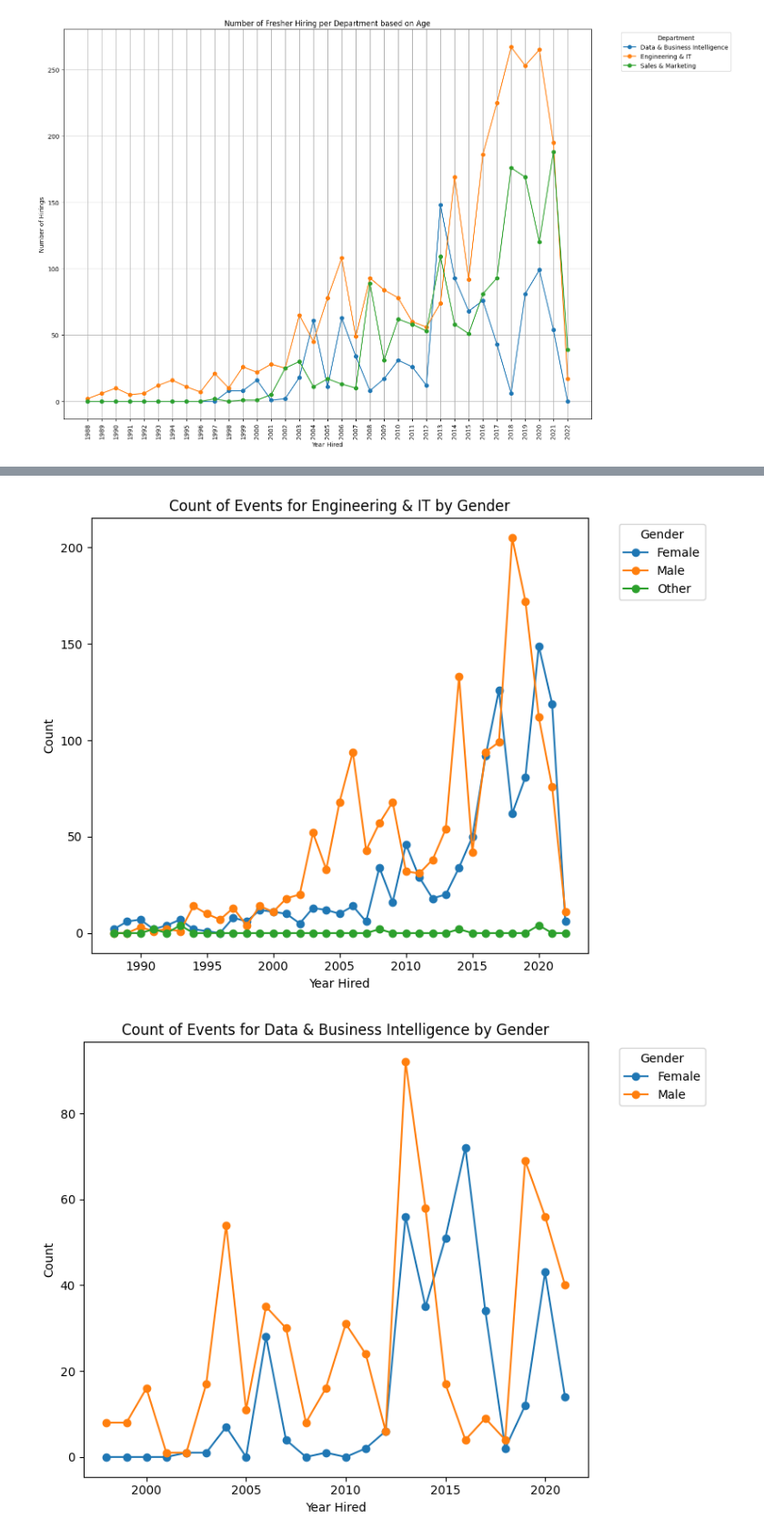
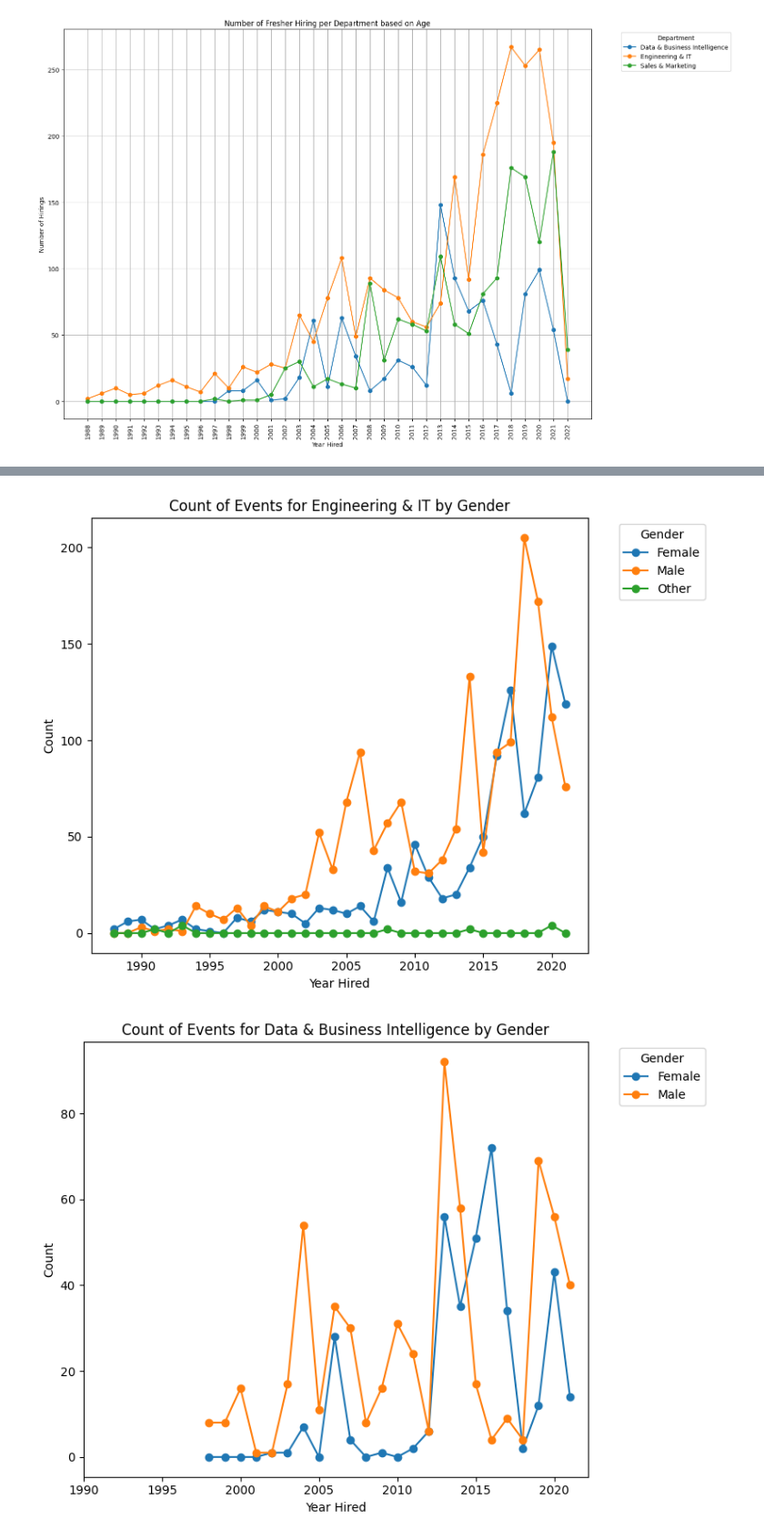
Before and after one commit to sreehariprathap/Data-Analysis--Maths---Algorithms, a Jupyter notebook: week-6/StartTemplate.ipynb, the cells around one changed output, grey strips where cells are left out. Shown at 91% size. Saved outputs shown, nothing was run; the diff lists cells and outputs as text; code cells hidden in the pictures.

```diff
--- a/week-6/StartTemplate.ipynb
+++ b/week-6/StartTemplate.ipynb
@@ -38,7 +38,7 @@ import warnings
 
 warnings.filterwarnings('ignore')
 
-file = "data/Salary_Data.csv"
+file = "../data/Salary_Data.csv"
 df_unfiltered = pd.read_csv(file)
 row_count = len(df_unfiltered)
 
@@ -60,7 +60,7 @@ df.loc[:, 'Education Level'] = df['Education Level'].replace({
 })
 
 df['Year Hired'] = (2022 - df['Years of Experience']).astype(int)
-df['Age as Fresher'] = (df['Age'] - df['Years of Experience']).astype(int)
+
 job_category_mapping = {
     'Software Engineer': 'Engineering & Software Development',
     'Data Analyst': 'Data Science, Analytics, and BI',
@@ -296,7 +296,7 @@ df['Job Category'] = df['Job Title'].map(job_category_mapping)
 df['Job Category 2'] = df['Job Category'].map(categories2)
 
 print(df.info())
-print(df.describe())
+
 
 print(df['Education Level'].unique())
 print(df['Job Title'].unique())
@@ -307,3 +307,5 @@ top_job_categories = df['Job Category 2'].value_counts().nlargest(3).index
 df = df[df['Job Category 2'].isin(top_job_categories)]
 display(df)
 print(len(df))
+print(df.describe())
+display(df['Age'].value_counts())
@@ -345,27 +411,47 @@ df['Job Category'].unique()
 # %%
 # Loop through each unique Job Category to create separate graphs
-for industry in df['Job Category 2'].unique():
-    # Filter data for the current industry
-    industry_data = df[df['Job Category 2'] == industry]
+class GenderIndustryPlotter:
+    def __init__(self, dataframe):
+        """Initialize with the DataFrame."""
+        self.df = dataframe
 
-    # Group and count occurrences by Gender and Age
-    grouped = industry_data.groupby(['Year Hired', 'Gender']).size().reset_index(name='Count')
+    def plot_industry_data(self):
+        """Loop through industries and plot gender-based moving averages."""
+        for industry in self.df['Job Category 2'].unique():
+            pivoted = self._prepare_data(industry)
+            self._plot_graph(pivoted, industry)
 
-    # Pivot the data to have Gender as columns
-    pivoted = grouped.pivot(index='Year Hired', columns='Gender', values='Count').fillna(0)
+    def _prepare_data(self, industry):
+        """Prepare and pivot the data for the given industry."""
+        # Filter data for the current industry
+        industry_data = self.df[self.df['Job Category 2'] == industry]
+        industry_data = industry_data[industry_data['Year Hired'] != 2022]
+        # Group and count occurrences by Year Hired and Gender
+        grouped = industry_data.groupby(['Year Hired', 'Gender']).size().reset_index(name='Count')
+        # Pivot the data to have Gender as columns
+        pivoted = grouped.pivot(index='Year Hired', columns='Gender', values='Count').fillna(0)
+        return pivoted
 
-    # Plot the graph for the current industry
-    pivoted.plot(kind='line', marker='o', figsize=(8, 6))
+    def _plot_graph(self, pivoted, industry):
+        """Plot the graph for the given industry."""
+        # Plot the moving averages
+        pivoted.plot(kind='line', marker='o', figsize=(8, 6))
+        # Set labels, title, and legend
+        plt.xlabel('Year Hired')
+        plt.ylabel('Count')
+        plt.title(f'Count of Events for {industry} by Gender')
+        # Adjust x-axis ticks
+        plt.xticks(ticks=range(1990, 2025, 5))
+        # Set legend outside the plot
+        plt.legend(title='Gender', bbox_to_anchor=(1.05, 1), loc='upper left')
+        # Ensure layout fits and display the plot
+        plt.tight_layout()
+        plt.show()
+        return
 
-    # Set labels and title
-    plt.xlabel('Year Hired')
-    plt.ylabel('Count')
-    plt.title(f'Count of Events for {industry} by Gender')
 
-    # Display the plot
-    plt.legend(title='Gender', bbox_to_anchor=(1.05, 1), loc='upper left')
-    plt.tight_layout()
-    plt.show()
+plot_gender_industry = GenderIndustryPlotter(df)
+plot_gender_industry.plot_industry_data()
 # %% [output]
-[figure, old version]
+[figure, new version]
-[figure, old version]
+[figure, new version]
```
Also changed, not shown: parts of 10 cells of this notebook, 1 other file.
